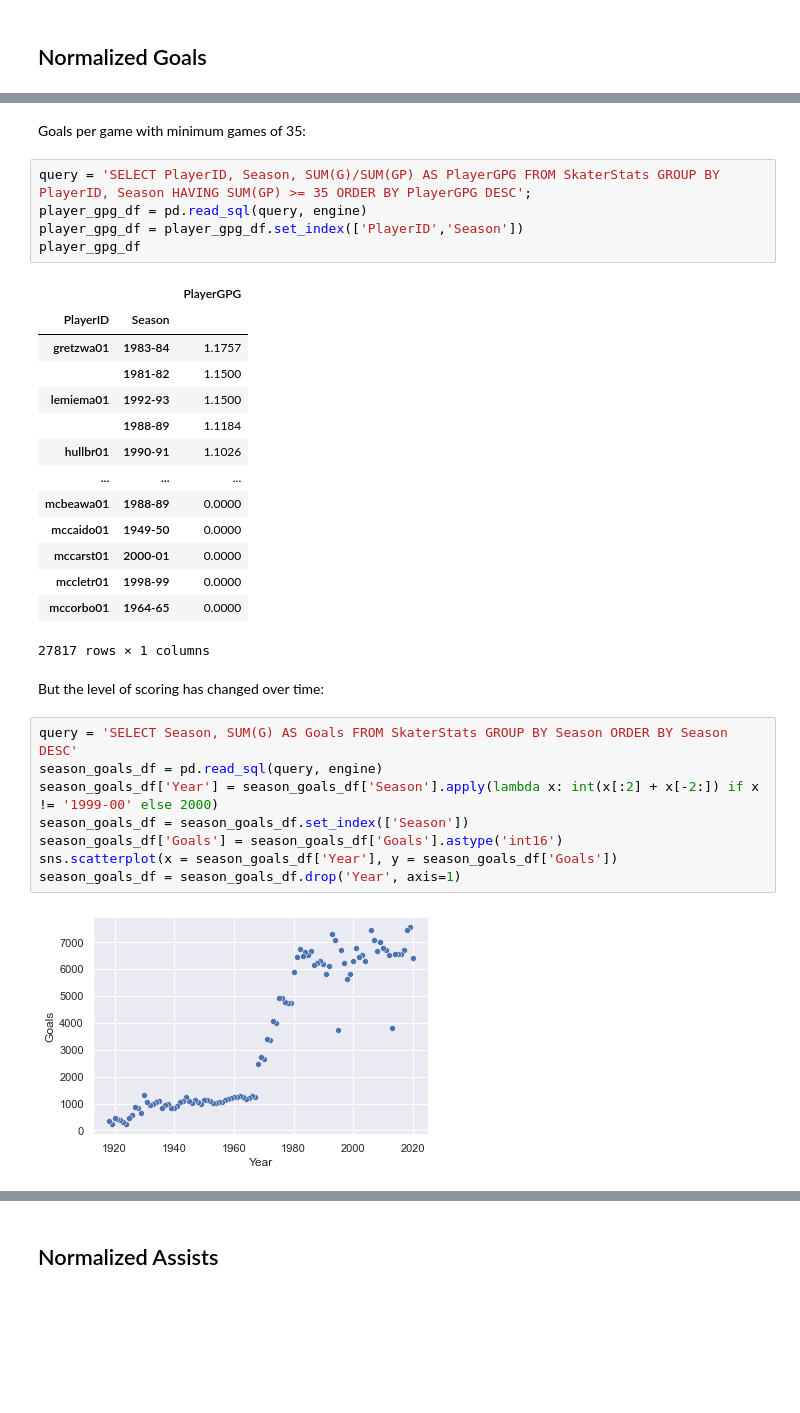
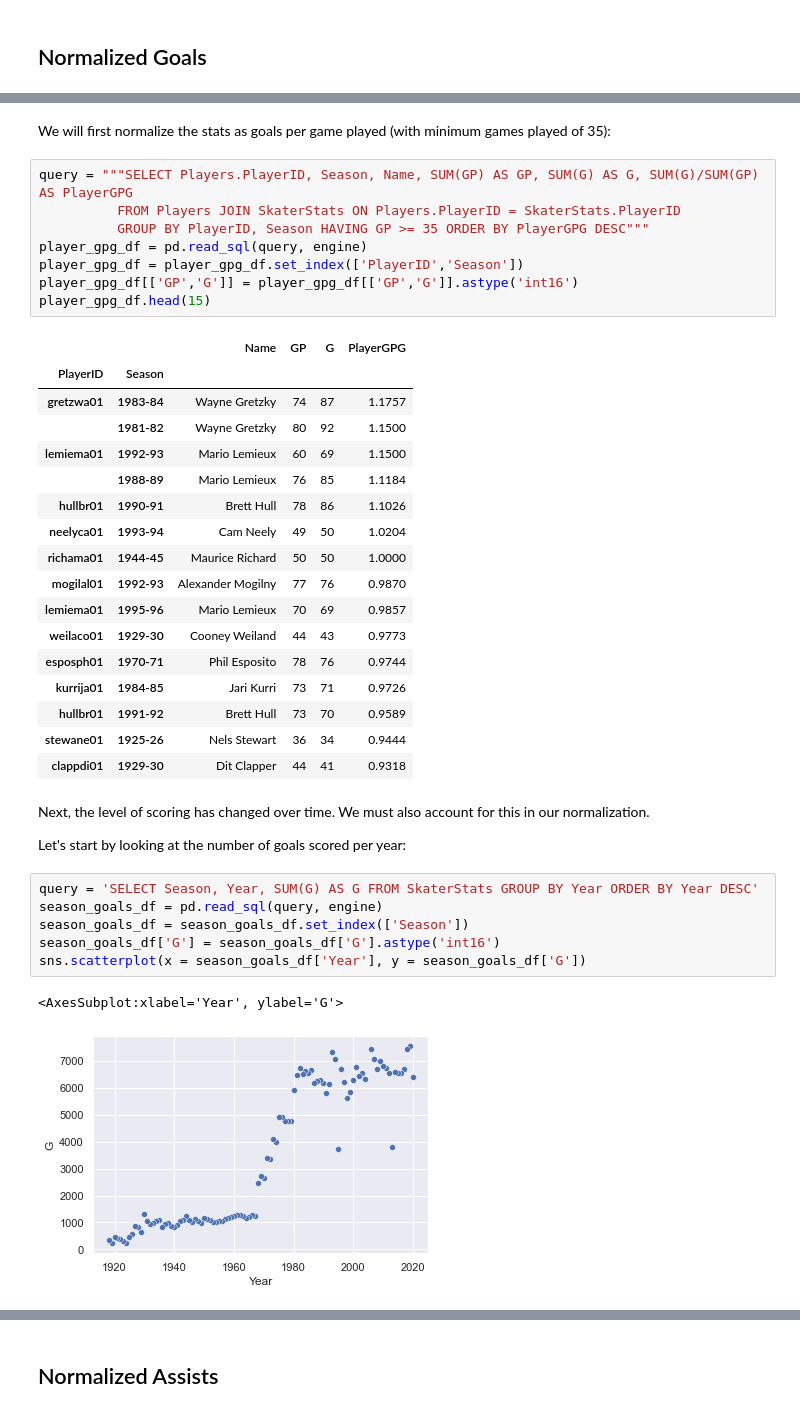
Before and after one commit to ben-campbell/nhl, a Jupyter notebook: leaders.ipynb, the cells around one changed output, grey strips where cells are left out. Saved outputs shown, nothing was run; the diff lists cells and outputs as text; blank space fills up the shorter version.

Commit message:
first draft leaders.ipynb

```diff
--- a/leaders.ipynb
+++ b/leaders.ipynb
@@ -76,35 +99,42 @@ player_goals_df
 # %% [markdown]
-Goals per game with minimum games of 35:
+We will first normalize the stats as goals per game played (with minimum games played of 35):
 # %%
-query = 'SELECT PlayerID, Season, SUM(G)/SUM(GP) AS PlayerGPG FROM SkaterStats GROUP BY PlayerID, Season HAVING SUM(GP) >= 35 ORDER BY PlayerGPG DESC';
+query = """SELECT Players.PlayerID, Season, Name, SUM(GP) AS GP, SUM(G) AS G, SUM(G)/SUM(GP) AS PlayerGPG
+          FROM Players JOIN SkaterStats ON Players.PlayerID = SkaterStats.PlayerID
+          GROUP BY PlayerID, Season HAVING GP >= 35 ORDER BY PlayerGPG DESC"""
 player_gpg_df = pd.read_sql(query, engine)
 player_gpg_df = player_gpg_df.set_index(['PlayerID','Season'])
-player_gpg_df
+player_gpg_df[['GP','G']] = player_gpg_df[['GP','G']].astype('int16')
+player_gpg_df.head(15)
 # %% [output]
-|  |  | PlayerGPG |
-| PlayerID | Season |  |
-| gretzwa01 | 1983-84 | 1.1757 |
-|  | 1981-82 | 1.1500 |
-| lemiema01 | 1992-93 | 1.1500 |
-|  | 1988-89 | 1.1184 |
-| hullbr01 | 1990-91 | 1.1026 |
-| ... | ... | ... |
-| mcbeawa01 | 1988-89 | 0.0000 |
-| mccaido01 | 1949-50 | 0.0000 |
-| mccarst01 | 2000-01 | 0.0000 |
-| mccletr01 | 1998-99 | 0.0000 |
-| mccorbo01 | 1964-65 | 0.0000 |
+|  |  | Name | GP | G | PlayerGPG |
+| PlayerID | Season |  |  |  |  |
+| gretzwa01 | 1983-84 | Wayne Gretzky | 74 | 87 | 1.1757 |
+|  | 1981-82 | Wayne Gretzky | 80 | 92 | 1.1500 |
+| lemiema01 | 1992-93 | Mario Lemieux | 60 | 69 | 1.1500 |
+|  | 1988-89 | Mario Lemieux | 76 | 85 | 1.1184 |
+| hullbr01 | 1990-91 | Brett Hull | 78 | 86 | 1.1026 |
+| neelyca01 | 1993-94 | Cam Neely | 49 | 50 | 1.0204 |
+| richama01 | 1944-45 | Maurice Richard | 50 | 50 | 1.0000 |
+| mogilal01 | 1992-93 | Alexander Mogilny | 77 | 76 | 0.9870 |
+| lemiema01 | 1995-96 | Mario Lemieux | 70 | 69 | 0.9857 |
+| weilaco01 | 1929-30 | Cooney Weiland | 44 | 43 | 0.9773 |
+| esposph01 | 1970-71 | Phil Esposito | 78 | 76 | 0.9744 |
+| kurrija01 | 1984-85 | Jari Kurri | 73 | 71 | 0.9726 |
+| hullbr01 | 1991-92 | Brett Hull | 73 | 70 | 0.9589 |
+| stewane01 | 1925-26 | Nels Stewart | 36 | 34 | 0.9444 |
+| clappdi01 | 1929-30 | Dit Clapper | 44 | 41 | 0.9318 |
-27817 rows × 1 columns
-# %% [markdown]
-But the level of scoring has changed over time:
+# %% [markdown]
+Next, the level of scoring has changed over time. We must also account for this in our normalization.
+
+Let's start by looking at the number of goals scored per year:
 # %%
-query = 'SELECT Season, SUM(G) AS Goals FROM SkaterStats GROUP BY Season ORDER BY Season DESC'
+query = 'SELECT Season, Year, SUM(G) AS G FROM SkaterStats GROUP BY Year ORDER BY Year DESC'
 season_goals_df = pd.read_sql(query, engine)
-season_goals_df['Year'] = season_goals_df['Season'].apply(lambda x: int(x[:2] + x[-2:]) if x != '1999-00' else 2000)
 season_goals_df = season_goals_df.set_index(['Season'])
-season_goals_df['Goals'] = season_goals_df['Goals'].astype('int16')
-sns.scatterplot(x = season_goals_df['Year'], y = season_goals_df['Goals'])
-season_goals_df = season_goals_df.drop('Year', axis=1)
+season_goals_df['G'] = season_goals_df['G'].astype('int16')
+sns.scatterplot(x = season_goals_df['Year'], y = season_goals_df['G'])
 # %% [output]
+<AxesSubplot:xlabel='Year', ylabel='G'>
-[figure, old version]
+[figure, new version]
 # %% [markdown]
```
Also changed, not shown: parts of 31 cells of this notebook.
